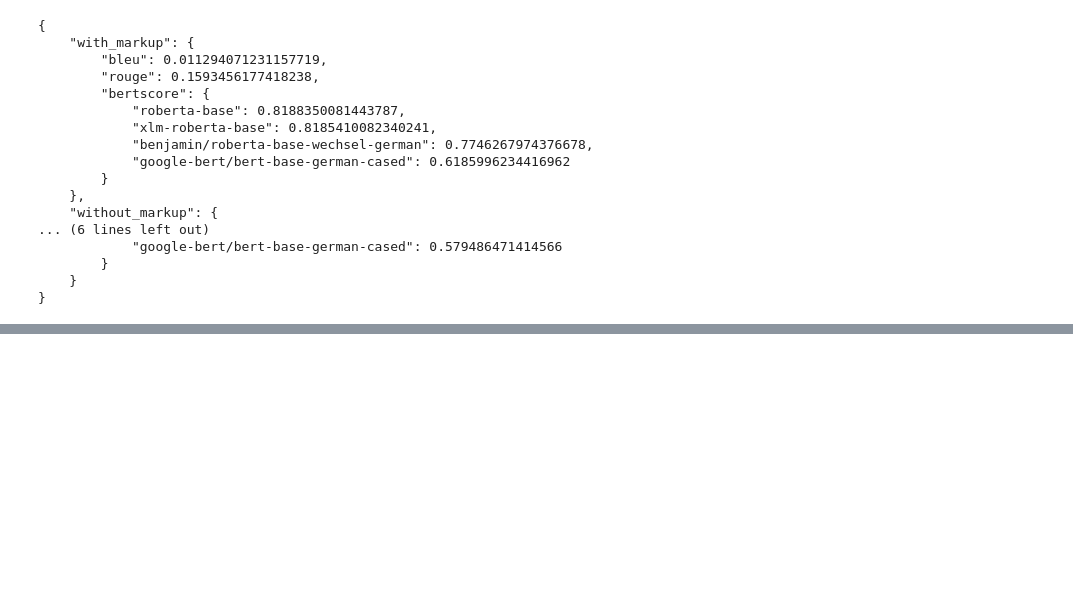
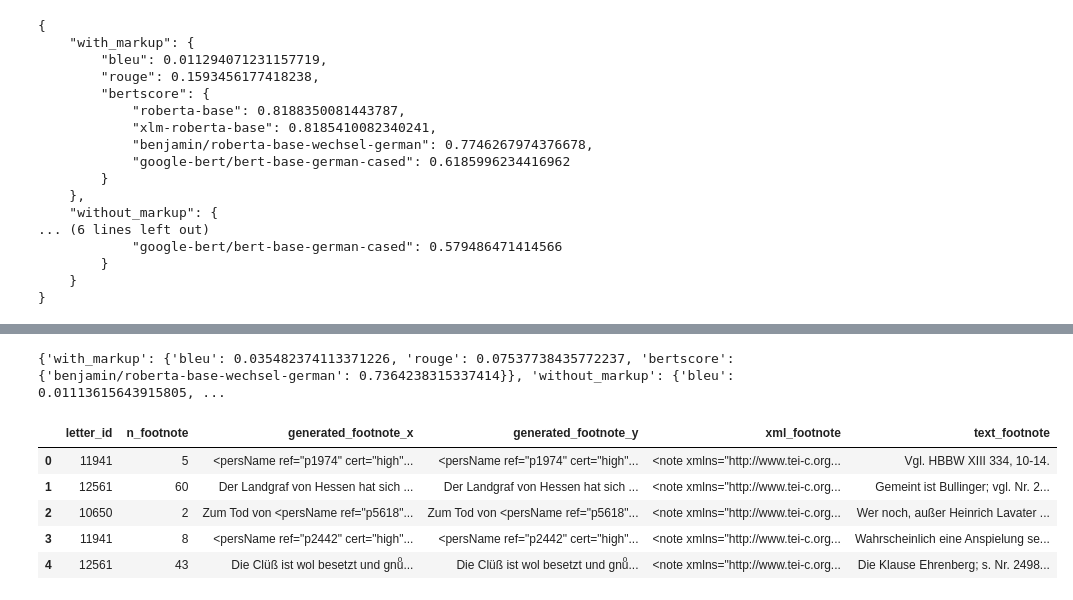
Before and after one commit to Boffl/BullingerDigitalLMFootnotes, a Jupyter notebook: generate_FNs_llama/call_llama.ipynb, the cells around one changed output, grey strips where cells are left out. Saved outputs shown, nothing was run; the diff lists cells and outputs as text; code cells hidden in the pictures; blank space fills up the shorter version.

Commit message:
run over the example test set (memory spike in the whole set...)

```diff
--- a/generate_FNs_llama/call_llama.ipynb
+++ b/generate_FNs_llama/call_llama.ipynb
@@ -1343,0 +1329,23 @@ print(json.dumps(results_instruction_test2, indent=4))
+# %%
+import pandas as pd
+
+
+human_footnotes_df = pd.read_csv("../data/footnote_downsized_df.csv")
+
+def evaluate_batch(machine_df, human_df):
+    merged_df = machine_df.merge(human_df, on=["letter_id", "n_footnote"])
+
+    predictions = list(merged_df["generated_footnote"])
+    references = list(merged_df["xml_footnote"])
+    return all_metrics(predictions, references)
+
+def qualitative_comparison(machine_df1, machine_df2, human_df):
+    merged_df = machine_df1.merge(machine_df2, on=["letter_id", "n_footnote"])
+    merged_df = merged_df.merge(human_df, on=["letter_id", "n_footnote"])
+    merged_df = merged_df[["letter_id", "n_footnote", "generated_footnote_x", "generated_footnote_y", "xml_footnote", "text_footnote"]]
+    return merged_df
+
+pd.set_option('display.max_colwidth', None)  # show whole text in the cells
+# %%
+generated_footnotes_df = pd.read_csv("../data/model_responses/llama/Meta-Llama-3.1-8B-Instruct_instruct_add_example.csv")
+results = evaluate_batch(generated_footnotes_df, human_footnotes_df)
@@ -1343,0 +1357,14 @@ print(json.dumps(results_instruction_test2, indent=4))
+# %%
+print(results)
+# %% [output]
+{'with_markup': {'bleu': 0.035482374113371226, 'rouge': 0.07537738435772237, 'bertscore': {'benjamin/roberta-base-wechsel-german': 0.7364238315337414}}, 'without_markup': {'bleu': 0.01113615643915805, ...
+# %%
+qual_comp_df = qualitative_comparison(generated_footnotes_df, generated_footnotes_df, human_footnotes_df)
+qual_comp_df.head()
+# %% [output]
+|  | letter_id | n_footnote | generated_footnote_x | generated_footnote_y | xml_footnote | text_footnote |
+| 0 | 11941 | 5 | <persName ref="p1974" cert="high"... | <persName ref="p1974" cert="high"... | <note xmlns="http://www.tei-c.org... | Vgl. HBBW XIII 334, 10-14. |
+| 1 | 12561 | 60 | Der Landgraf von Hessen hat sich ... | Der Landgraf von Hessen hat sich ... | <note xmlns="http://www.tei-c.org... | Gemeint ist Bullinger; vgl. Nr. 2... |
+| 2 | 10650 | 2 | Zum Tod von <persName ref="p5618"... | Zum Tod von <persName ref="p5618"... | <note xmlns="http://www.tei-c.org... | Wer noch, außer Heinrich Lavater ... |
+| 3 | 11941 | 8 | <persName ref="p2442" cert="high"... | <persName ref="p2442" cert="high"... | <note xmlns="http://www.tei-c.org... | Wahrscheinlich eine Anspielung se... |
+| 4 | 12561 | 43 | Die Clüß ist wol besetzt und gnuͦ... | Die Clüß ist wol besetzt und gnuͦ... | <note xmlns="http://www.tei-c.org... | Die Klause Ehrenberg; s. Nr. 2498... |
```
Also changed, not shown: parts of 35 cells of this notebook.
